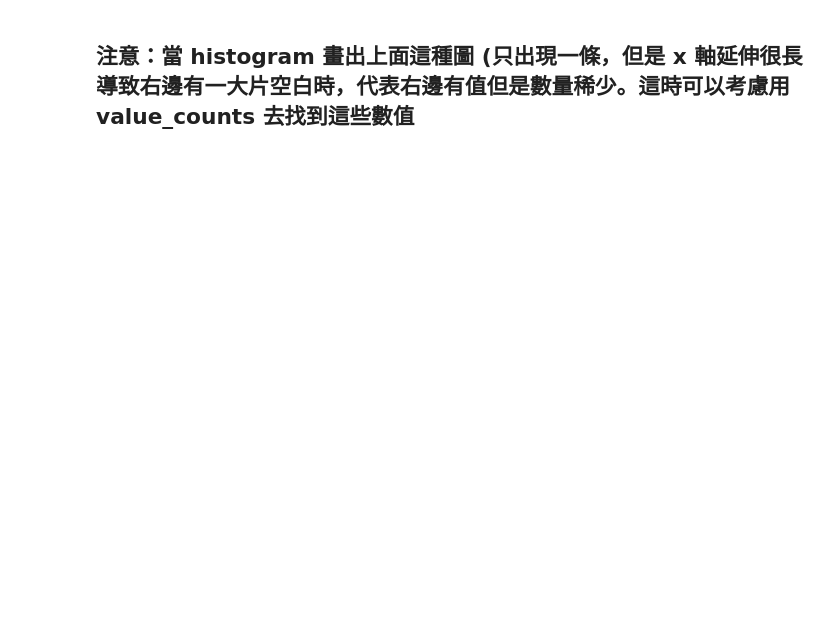
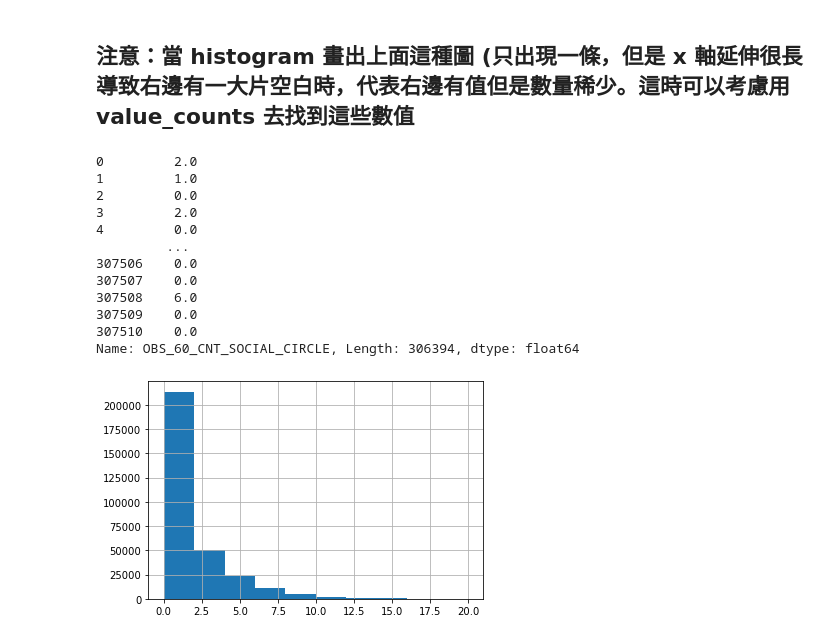
Before and after one commit to yyangman/ML100Days, a Jupyter notebook: homework/DAY9/Day_009_HW.ipynb, the cells around one changed output. Saved outputs shown, nothing was run; the diff lists cells and outputs as text; code cells hidden in the pictures; blank space fills up the shorter version.

```diff
--- a/homework/DAY9/Day_009_HW.ipynb
+++ b/homework/DAY9/Day_009_HW.ipynb
@@ -215,11 +279,28 @@ print(app_train['OBS_60_CNT_SOCIAL_CIRCLE'].value_counts().sort_index(ascending
 # %%
 # 把一些極端值暫時去掉，在繪製一次 Histogram
 # 選擇 OBS_60_CNT_SOCIAL_CIRCLE 小於 20 的資料點繪製
 """
 Your Code Here
 """
-loc_a =
-loc_b =
-
-app_train.loc[loc_a, loc_b].hist()
+# loc_a = list(app_train['OBS_60_CNT_SOCIAL_CIRCLE'] <=20)
+# print(loc_a)
+# loc_b = df[app_train['OBS_60_CNT_SOCIAL_CIRCLE'] <=20].index
+# print(loc_b)
+new_app_train=df[app_train['OBS_60_CNT_SOCIAL_CIRCLE'] <=20]
+print(new_app_train['OBS_60_CNT_SOCIAL_CIRCLE'])
+new_app_train['OBS_60_CNT_SOCIAL_CIRCLE'].hist()
 plt.show()
+# %% [output]
+0         2.0
+1         1.0
+2         0.0
+3         2.0
+4         0.0
+         ...
+307506    0.0
+307507    0.0
+307508    6.0
+307509    0.0
+307510    0.0
+Name: OBS_60_CNT_SOCIAL_CIRCLE, Length: 306394, dtype: float64
+[figure, added]
```
Also changed, not shown: parts of 3 cells of this notebook, 1 other file.
